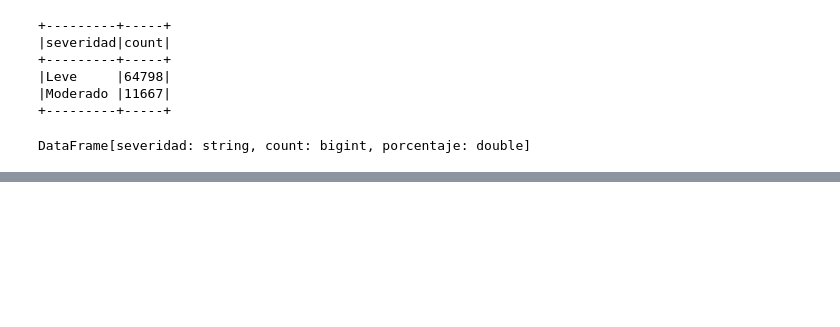
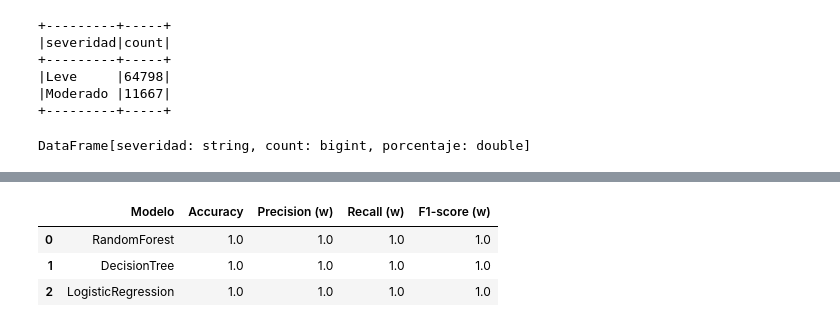
Before and after one commit to SebasJuarez/DS-Collection, a Jupyter notebook: Spark MLlib.ipynb, the cells around one changed output, grey strips where cells are left out. Drawn from its saved outputs; the diff is of its cells as text; code cells hidden in the pictures; blank space fills up the shorter version.

```diff
--- a/Spark MLlib.ipynb
+++ b/Spark MLlib.ipynb
@@ -552,0 +502,17 @@ Distribución test
+# %%
+train_df, test_df = comb_with_sev.randomSplit([0.7, 0.3], seed=10)
+
+
+# Confirmamos tamaños
+print(f"Tamaño total: {comb_with_sev.count():,}")
+print(f"Tamaño train: {train_df.count():,}")
+print(f"Tamaño test:  {test_df.count():,}")
+
+# Comprobamos distribución de la variable 'severidad' en ambos splits
+from pyspark.sql import functions as F
+
+print("Distribución de severidad en TRAIN:")
+train_df.groupBy("severidad").count().orderBy("severidad").show()
+
+print("Distribución de severidad en TEST:")
+test_df.groupBy("severidad").count().orderBy("severidad").show()
@@ -552,0 +626,43 @@ Distribución test
+# %%
+from pyspark.ml.classification import LogisticRegression, DecisionTreeClassifier, RandomForestClassifier
+
+
+models = {
+    "RandomForest": RandomForestClassifier(labelCol="label", featuresCol="scaledFeatures", numTrees=200, maxDepth=12, seed=42),
+    "DecisionTree": DecisionTreeClassifier(labelCol="label", featuresCol="scaledFeatures", maxDepth=12, seed=42),
+    "LogisticRegression": LogisticRegression(labelCol="label", featuresCol="scaledFeatures", maxIter=100)
+}
+
+# Evaluadores
+e_acc = MulticlassClassificationEvaluator(labelCol="label", predictionCol="prediction", metricName="accuracy")
+e_f1  = MulticlassClassificationEvaluator(labelCol="label", predictionCol="prediction", metricName="f1")
+e_wp  = MulticlassClassificationEvaluator(labelCol="label", predictionCol="prediction", metricName="weightedPrecision")
+e_wr  = MulticlassClassificationEvaluator(labelCol="label", predictionCol="prediction", metricName="weightedRecall")
+
+#  Entrenar y evaluar cada modelo
+results = []
+
+for name, clf in models.items():
+    print(f"Entrenando modelo: {name} ...")
+    pipeline = Pipeline(stages=[lab_indexer] + indexers + [encoder, imputer, assembler, scaler, clf])
+    model = pipeline.fit(train_df)
+    pred_test = model.transform(test_df)
+
+    acc = e_acc.evaluate(pred_test)
+    f1  = e_f1.evaluate(pred_test)
+    wp  = e_wp.evaluate(pred_test)
+    wr  = e_wr.evaluate(pred_test)
+
+    results.append({
+        "Modelo": name,
+        "Accuracy": round(acc, 4),
+        "Precision (w)": round(wp, 4),
+        "Recall (w)": round(wr, 4),
+        "F1-score (w)": round(f1, 4)
+    })
+
+# === 5) Mostrar tabla resumen ===
+results_df = pd.DataFrame(results)
+print("\nRendimiento comparativo:")
+display(results_df)
+# %% [output]
@@ -552,0 +687,4 @@ Distribución test
+|  | Modelo | Accuracy | Precision (w) | Recall (w) | F1-score (w) |
+| 0 | RandomForest | 1.0 | 1.0 | 1.0 | 1.0 |
+| 1 | DecisionTree | 1.0 | 1.0 | 1.0 | 1.0 |
+| 2 | LogisticRegression | 1.0 | 1.0 | 1.0 | 1.0 |
```
Also changed, not shown: parts of 21 cells of this notebook, 4 other files.
